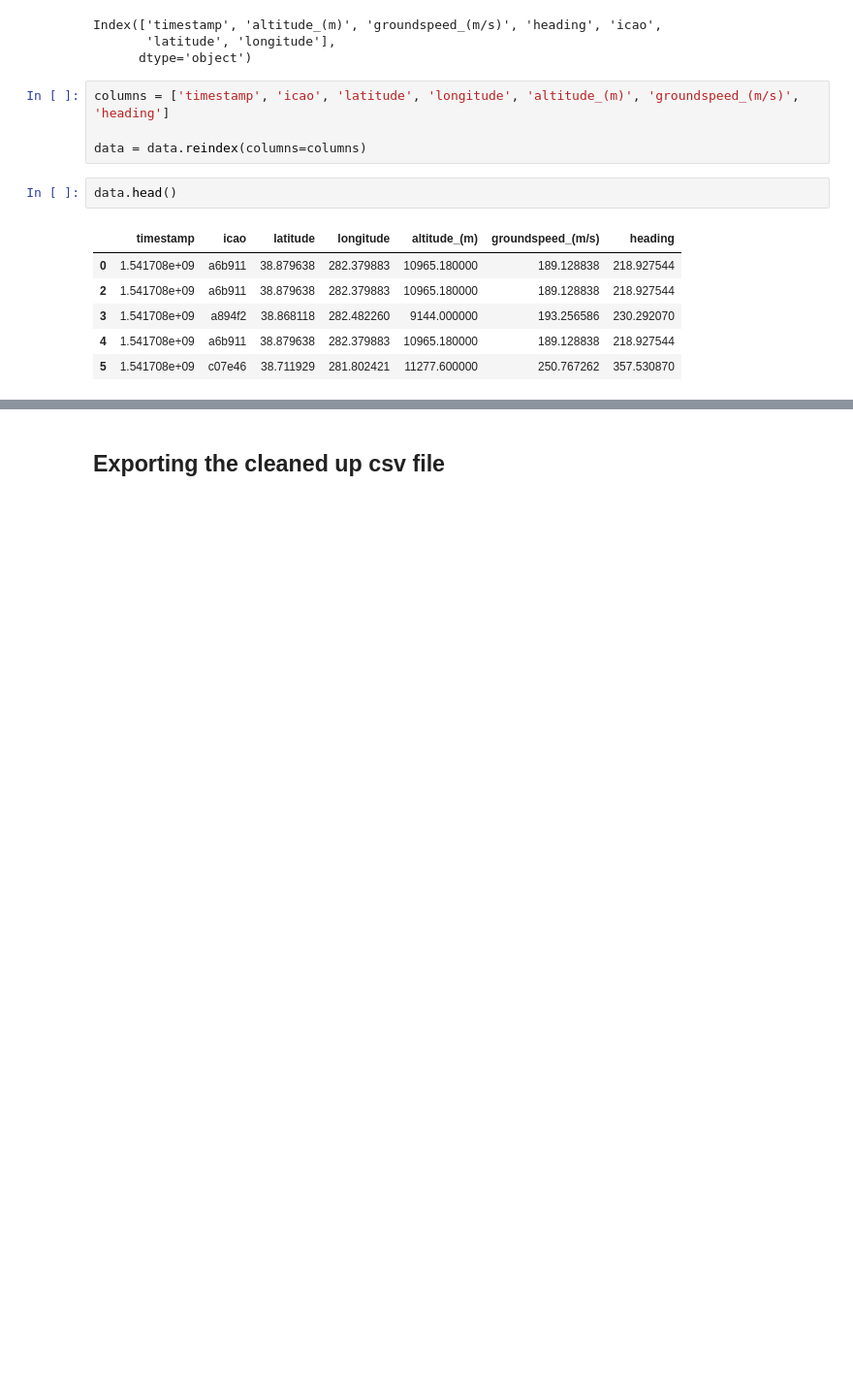
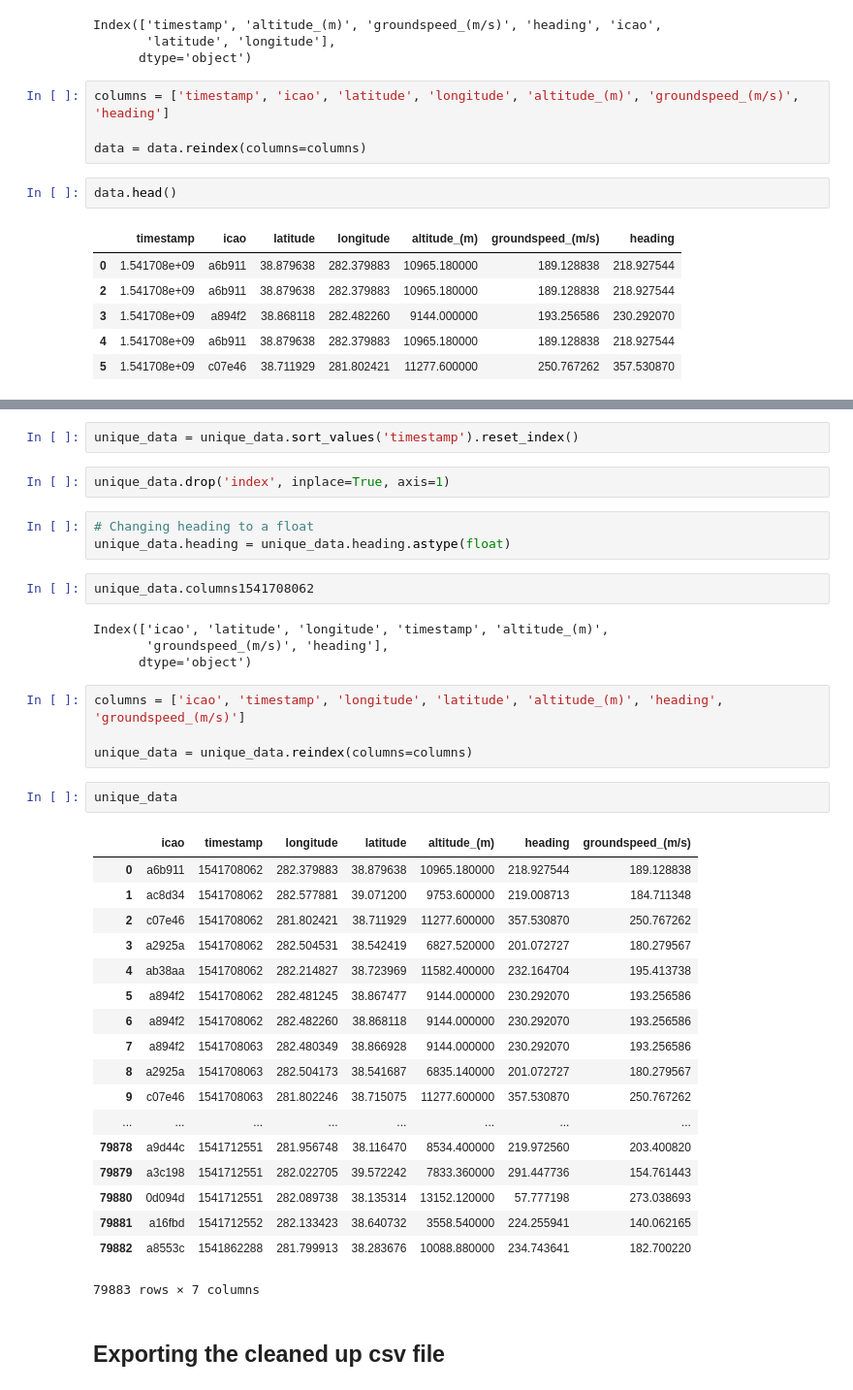
Before and after one commit to tombody/boeing_hackathon, a Jupyter notebook: BoeingHackathonData.ipynb, the cells around one changed output, grey strips where cells are left out. Shown at 97% size. Cells and saved outputs as stored; diff of their text form; blank space fills up the shorter version.

Commit message:
Finalized data cleaning and pipeline

```diff
--- a/BoeingHackathonData.ipynb
+++ b/BoeingHackathonData.ipynb
@@ -329,2 +338,40 @@ data.head()
+# %%
+unique_data = unique_data.sort_values('timestamp').reset_index()
+# %%
+unique_data.drop('index', inplace=True, axis=1)
+# %%
+# Changing heading to a float
+unique_data.heading = unique_data.heading.astype(float)
+# %%
+unique_data.columns1541708062
+# %% [output]
+Index(['icao', 'latitude', 'longitude', 'timestamp', 'altitude_(m)',
+       'groundspeed_(m/s)', 'heading'],
+      dtype='object')
+# %%
+columns = ['icao', 'timestamp', 'longitude', 'latitude', 'altitude_(m)', 'heading', 'groundspeed_(m/s)']
+
+unique_data = unique_data.reindex(columns=columns)
+# %%
+unique_data
+# %% [output]
+|  | icao | timestamp | longitude | latitude | altitude_(m) | heading | groundspeed_(m/s) |
+| 0 | a6b911 | 1541708062 | 282.379883 | 38.879638 | 10965.180000 | 218.927544 | 189.128838 |
+| 1 | ac8d34 | 1541708062 | 282.577881 | 39.071200 | 9753.600000 | 219.008713 | 184.711348 |
+| 2 | c07e46 | 1541708062 | 281.802421 | 38.711929 | 11277.600000 | 357.530870 | 250.767262 |
+| 3 | a2925a | 1541708062 | 282.504531 | 38.542419 | 6827.520000 | 201.072727 | 180.279567 |
+| 4 | ab38aa | 1541708062 | 282.214827 | 38.723969 | 11582.400000 | 232.164704 | 195.413738 |
+| 5 | a894f2 | 1541708062 | 282.481245 | 38.867477 | 9144.000000 | 230.292070 | 193.256586 |
+| 6 | a894f2 | 1541708062 | 282.482260 | 38.868118 | 9144.000000 | 230.292070 | 193.256586 |
+| 7 | a894f2 | 1541708063 | 282.480349 | 38.866928 | 9144.000000 | 230.292070 | 193.256586 |
+| 8 | a2925a | 1541708063 | 282.504173 | 38.541687 | 6835.140000 | 201.072727 | 180.279567 |
+| 9 | c07e46 | 1541708063 | 281.802246 | 38.715075 | 11277.600000 | 357.530870 | 250.767262 |
+| ... | ... | ... | ... | ... | ... | ... | ... |
+| 79878 | a9d44c | 1541712551 | 281.956748 | 38.116470 | 8534.400000 | 219.972560 | 203.400820 |
+| 79879 | a3c198 | 1541712551 | 282.022705 | 39.572242 | 7833.360000 | 291.447736 | 154.761443 |
+| 79880 | 0d094d | 1541712551 | 282.089738 | 38.135314 | 13152.120000 | 57.777198 | 273.038693 |
+| 79881 | a16fbd | 1541712552 | 282.133423 | 38.640732 | 3558.540000 | 224.255941 | 140.062165 |
+| 79882 | a8553c | 1541862288 | 281.799913 | 38.283676 | 10088.880000 | 234.743641 | 182.700220 |
+79883 rows × 7 columns
 # %% [markdown]
 ## Exporting the cleaned up csv file
```
Also changed, not shown: parts of 9 cells of this notebook, 1 other file.
